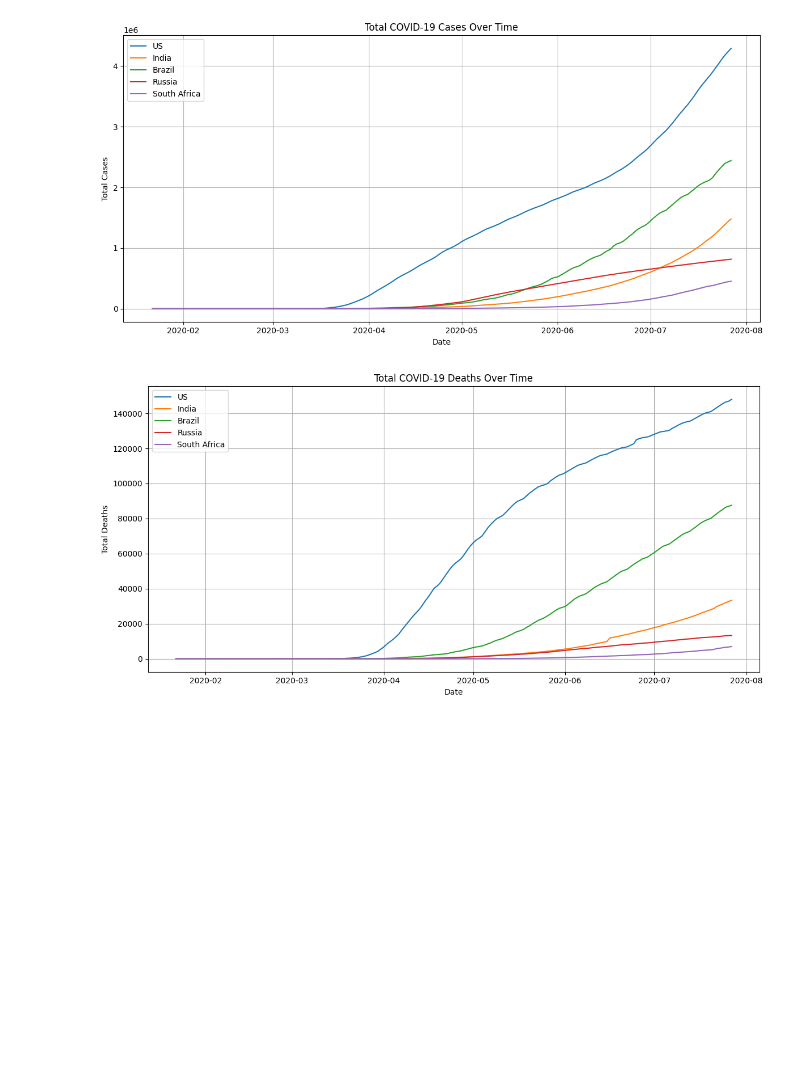
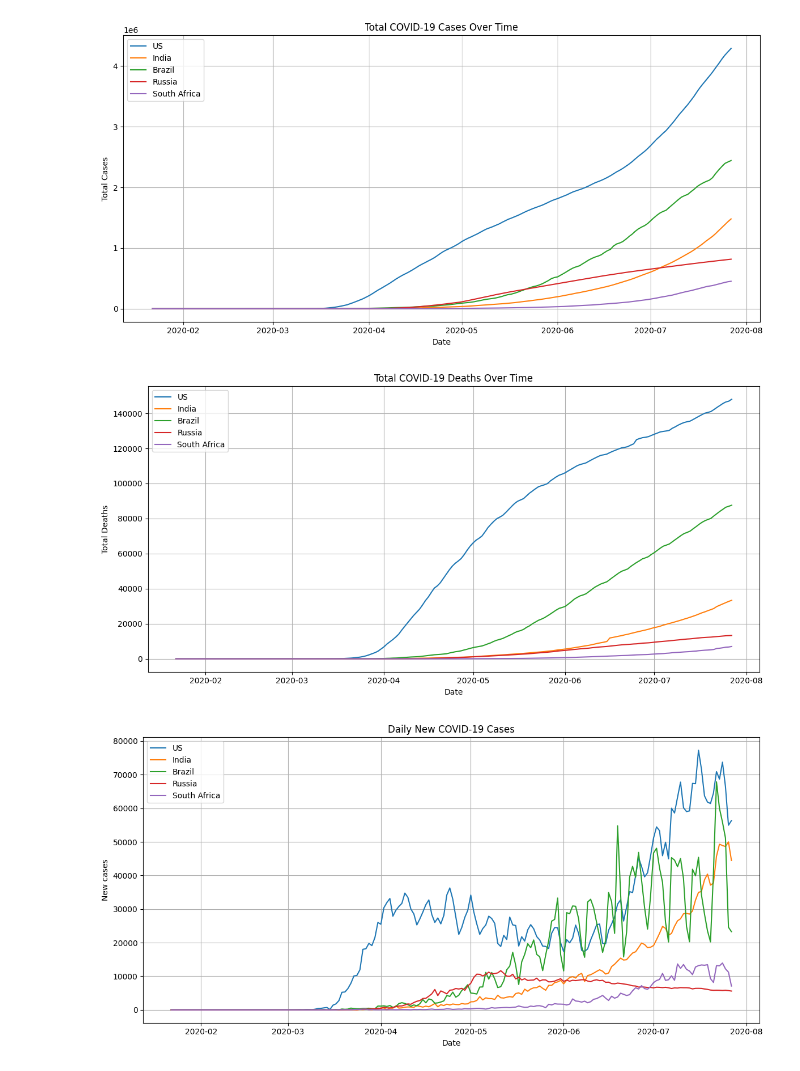
Before and after one commit to nolu-thando/COVID-19-Global-Data-Tracker, a Jupyter notebook: DataAnalysis.ipynb, the cells around one changed output. Drawn from its saved outputs; the diff is of its cells as text; code cells hidden in the pictures; blank space fills up the shorter version.

```diff
--- a/DataAnalysis.ipynb
+++ b/DataAnalysis.ipynb
@@ -3,8 +3,10 @@ import pandas as pd
 import matplotlib.pyplot as plt
 import seaborn as sns
 
-#laod data
+#load data
 df = pd.read_csv('dataset/covid_19_clean_complete.csv')
+df = pd.read_csv('dataset/full_grouped.csv')
+
 
 # Convert date column
 df['Date'] = pd.to_datetime(df['Date'])
@@ -42,6 +44,22 @@ plt.legend()
 plt.grid(True)
 plt.tight_layout()
 plt.show()
+
+#Daily new cases
+plt.figure(figsize=(12, 6))
+for country in countries:
+    country_data = df_filtered[df_filtered['Country/Region'] == country]
+    plt.plot(country_data['Date'], country_data['New cases'], label=country)
+
+plt.title('Daily New COVID-19 Cases')
+plt.xlabel('Date')
+plt.ylabel('New cases')
+plt.legend()
+plt.grid(True)
+plt.tight_layout()
+plt.show()
+
+#The death rate: total_deaths / total_cases.
 # %% [output]
 ['Afghanistan' 'Albania' 'Algeria' 'Andorra' 'Angola'
  'Antigua and Barbuda' 'Argentina' 'Armenia' 'Australia' 'Austria'
@@ -63,2 +81,3 @@ plt.show()
 [figure]
 [figure]
+[figure, added]
```
Also changed, not shown: parts of 1 cell of this notebook, 1 other file.
